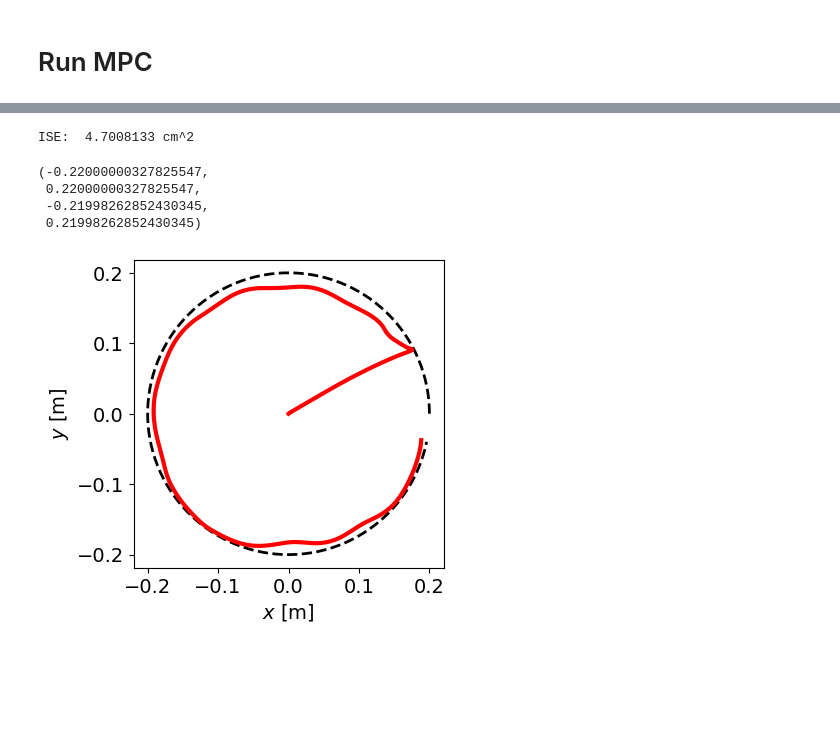
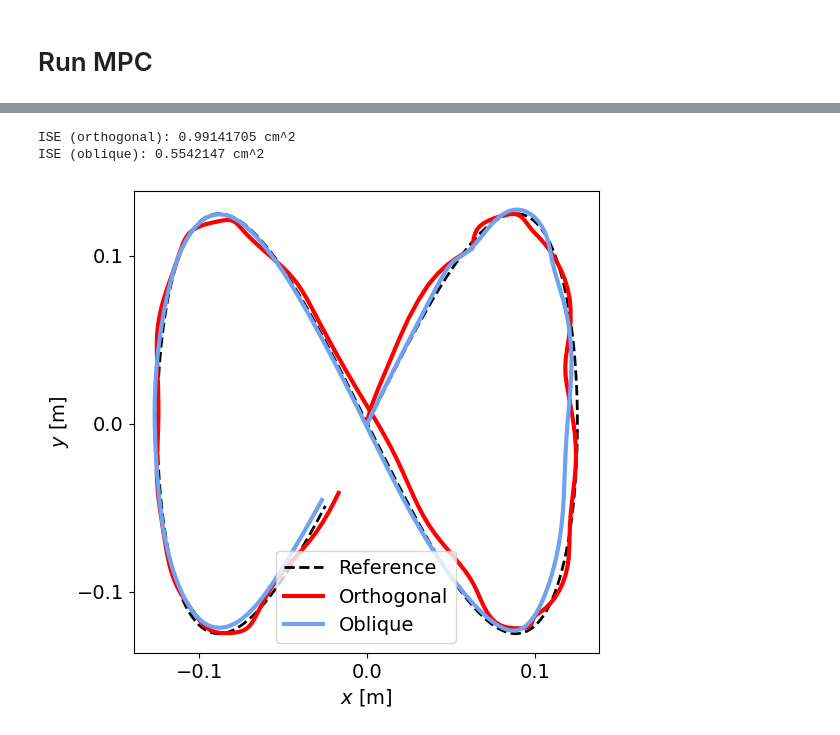
Before and after one commit to patrick-benito/Opt-SSM, a Jupyter notebook: trunk_sim_ssm.ipynb, the cells around one changed output, grey strips where cells are left out. Cells and saved outputs as stored; diff of their text form; code cells hidden in the pictures; blank space fills up the shorter version.

```diff
--- a/trunk_sim_ssm.ipynb
+++ b/trunk_sim_ssm.ipynb
@@ -194,3 +222,13 @@ poly_ssmr = SSMR(delay_ssm, residual_B_r, obs_perf_matrix)
 # %% [markdown]
 # Run MPC
+# %%
+# Generate reference trajectory
+dt = 0.01
+T_f = 2.5
+t_mpc = jnp.arange(0, T_f+dt, dt)
+traj_type = 'figure_eight'
+if traj_type == 'figure_eight':
+    z_ref = generate_ref_trajectory(t_mpc, type=traj_type, T=T_f, A=0.125, dim=3)
+elif traj_type == 'circle':
+    z_ref = generate_ref_trajectory(t_mpc, type=traj_type, T=T_f, A=0.2, dim=2)
 # %%
@@ -266,0 +262,19 @@ plot_mpc_trajectory(t_mpc, z_ref, z_mpc, z_true, u_mpc, gusto_config.N, plot_con
+# %%
+# Solve MPC problem
+U = HyperRectangle([20.0] * 6, [-20.0] * 6)  # set bounds on control inputs if desired (not tight here)
+x_mpc_orth, z_mpc_orth, u_mpc_orth, z_true_orth = run_mpc(
+    trunk,
+    ssmr_orth,
+    gusto_config_orth,
+    z_ref,
+    U=U,
+    dU=None,
+    N_exec=2)
+x_mpc_opt, z_mpc_opt, u_mpc_opt, z_true_opt = run_mpc(
+    trunk,
+    ssmr_opt,
+    gusto_config_opt,
+    z_ref,
+    U=U,
+    dU=None,
+    N_exec=2)
@@ -268,11 +319,19 @@ plot_mpc_trajectory(t_mpc, z_ref, z_mpc, z_true, u_mpc, gusto_config.N, plot_con
 # Compute integrated squared error
 def compute_ise(i_start, i_end, z_ref, z_true, dim=2):
     if dim == 2:
-        return jnp.sum((jnp.linalg.norm(z_true[i_start:i_end, :2] - z_ref[i_start:i_end, :2], axis=1)) ** 2 * 0.01)
+        return jnp.sum((jnp.linalg.norm(z_true[i_start:i_end, :2] - z_ref[i_start:i_end, :2], axis=1)) ** 2 * dt)
     elif dim == 3:
-        return jnp.sum((jnp.linalg.norm(z_true[i_start:i_end, :3] - z_ref[i_start:i_end, :3], axis=1)) ** 2 * 0.01)
-ise = compute_ise(15, -gusto_config.N, z_ref, z_true)
-# ise = compute_ise(0, -gusto_config.N, z_ref, z_true)
-print("ISE: ", ise*10**4, "cm^2")
+        return jnp.sum((jnp.linalg.norm(z_true[i_start:i_end, :3] - z_ref[i_start:i_end, :3], axis=1)) ** 2 * dt)
+
+if traj_type == 'circle':
+    i_start = 15
+elif traj_type == 'figure_eight':
+    i_start = 0
+
+ise_orth = compute_ise(i_start, -gusto_config_orth.N, z_ref, z_true_orth)
+ise_opt = compute_ise(i_start, -gusto_config_opt.N, z_ref, z_true_opt)
+print("ISE (orthogonal):", ise_orth*10**4, "cm^2")
+print("ISE (oblique):", ise_opt*10**4, "cm^2")
 # %% [output]
-ISE:  4.7008133 cm^2
+ISE (orthogonal): 0.99141705 cm^2
+ISE (oblique): 0.5542147 cm^2
@@ -281,18 +337,0 @@ ISE:  4.7008133 cm^2
-# %%
-fig = plt.figure(figsize=(4, 4))
-# Plot the true trajectory, start point, and reference
-plt.plot(z_ref[:-gusto_config.N, 0], z_ref[:-gusto_config.N, 1], linestyle='--', linewidth=2, color='black')
-plt.plot(z_true[:-gusto_config.N, 0], z_true[:-gusto_config.N, 1], linestyle='-', linewidth=3, color='red')
-plt.xlabel(r'$x$ [m]', fontsize=14)
-plt.ylabel(r'$y$ [m]', fontsize=14)
-x_ticks = np.linspace(-0.2, 0.2, num=5)
-y_ticks = np.linspace(-0.2, 0.2, num=5)
-plt.xticks(x_ticks, fontsize=14)
-plt.yticks(y_ticks, fontsize=14)
-plt.axis('equal')
-# %% [output]
-(-0.22000000327825547,
- 0.22000000327825547,
- -0.21998262852430345,
- 0.21998262852430345)
-[figure, removed]
@@ -298,0 +343,5 @@ plt.axis('equal')
+# %%
+# Plot the results
+plot_trunk_results(z_ref, z_true_orth, z_true_opt, gusto_config_opt.N)
+# %% [output]
+[figure, added]
```
Also changed, not shown: parts of 16 cells of this notebook, 5 other files.
